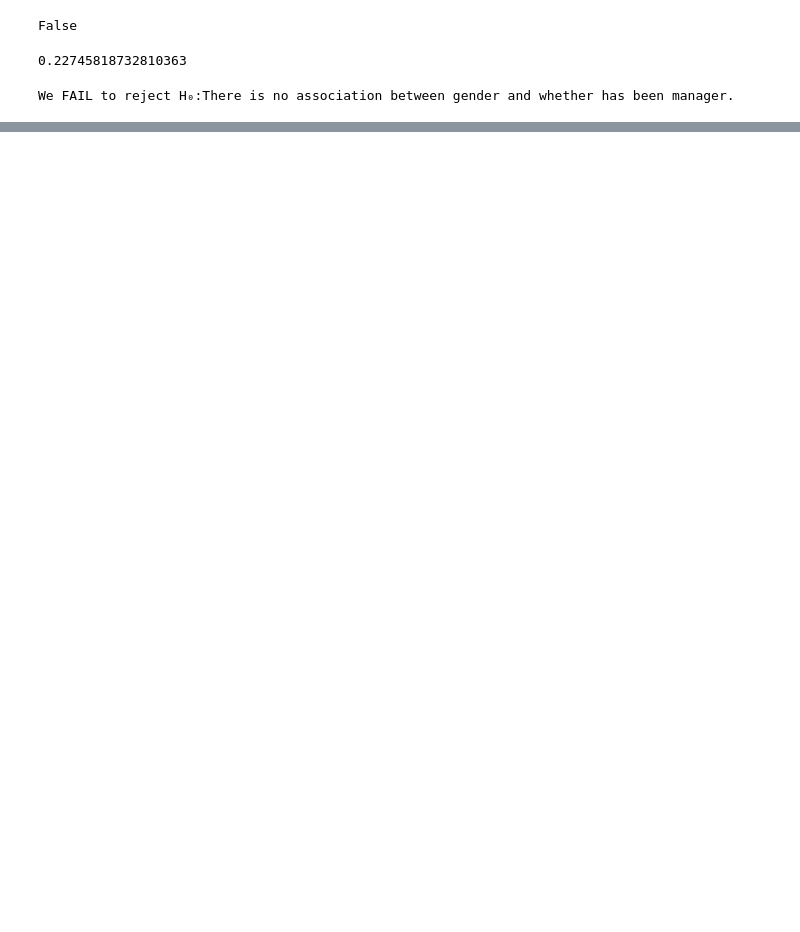
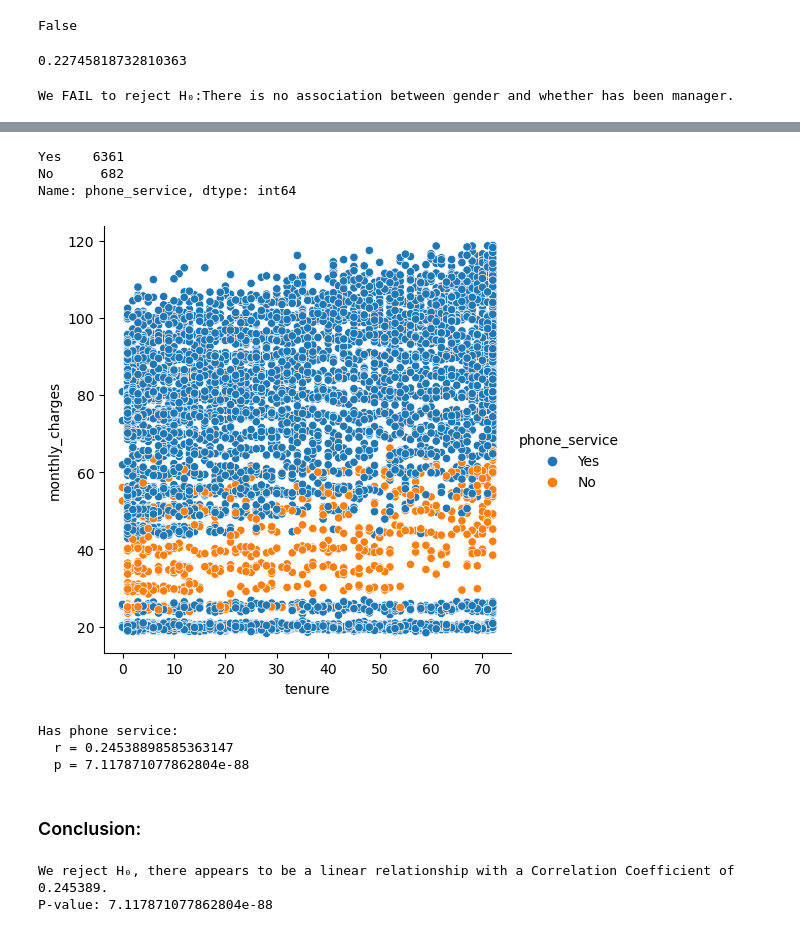
Before and after one commit to Segura-Jorge/statistics-exercises, a Jupyter notebook: hypothesis_testing.ipynb, the cells around one changed output, grey strips where cells are left out. Saved outputs shown, nothing was run; the diff lists cells and outputs as text; code cells hidden in the pictures; blank space fills up the shorter version.

```diff
--- a/hypothesis_testing.ipynb
+++ b/hypothesis_testing.ipynb
@@ -409,0 +673,11 @@ We FAIL to reject H₀:There is no association between gender and whether has be
+# %%
+telco.phone_service.value_counts()
+# %% [output]
+Yes    6361
+No      682
+Name: phone_service, dtype: int64
+# %%
+sns.relplot(data=telco, x="tenure", y="monthly_charges", hue="phone_service")
+plt.show()
+# %% [output]
+[figure, added]
@@ -409,0 +688,24 @@ We FAIL to reject H₀:There is no association between gender and whether has be
+# %%
+r, p = stats.pearsonr(phone.tenure, phone.monthly_charges)
+print(f'''Has phone service:
+  r = {r}
+  p = {p}''')
+# %% [output]
+Has phone service:
+  r = 0.24538898585363147
+  p = 7.117871077862804e-88
+# %% [markdown]
+### Conclusion:
+# %%
+#evaluate p-value
+if p < α:
+    print(f"""We reject H₀, there appears to be a linear relationship with a Correlation Coefficient of {r:2f}.
+P-value: {p}""")
+
+else:
+    print(f"""We fail to reject H₀,there does not appear to be a linear relationship.
+Pearson’s r: {r:2f}
+P-value: {p}""")
+# %% [output]
+We reject H₀, there appears to be a linear relationship with a Correlation Coefficient of 0.245389.
+P-value: 7.117871077862804e-88
```
Also changed, not shown: parts of 57 cells of this notebook.
